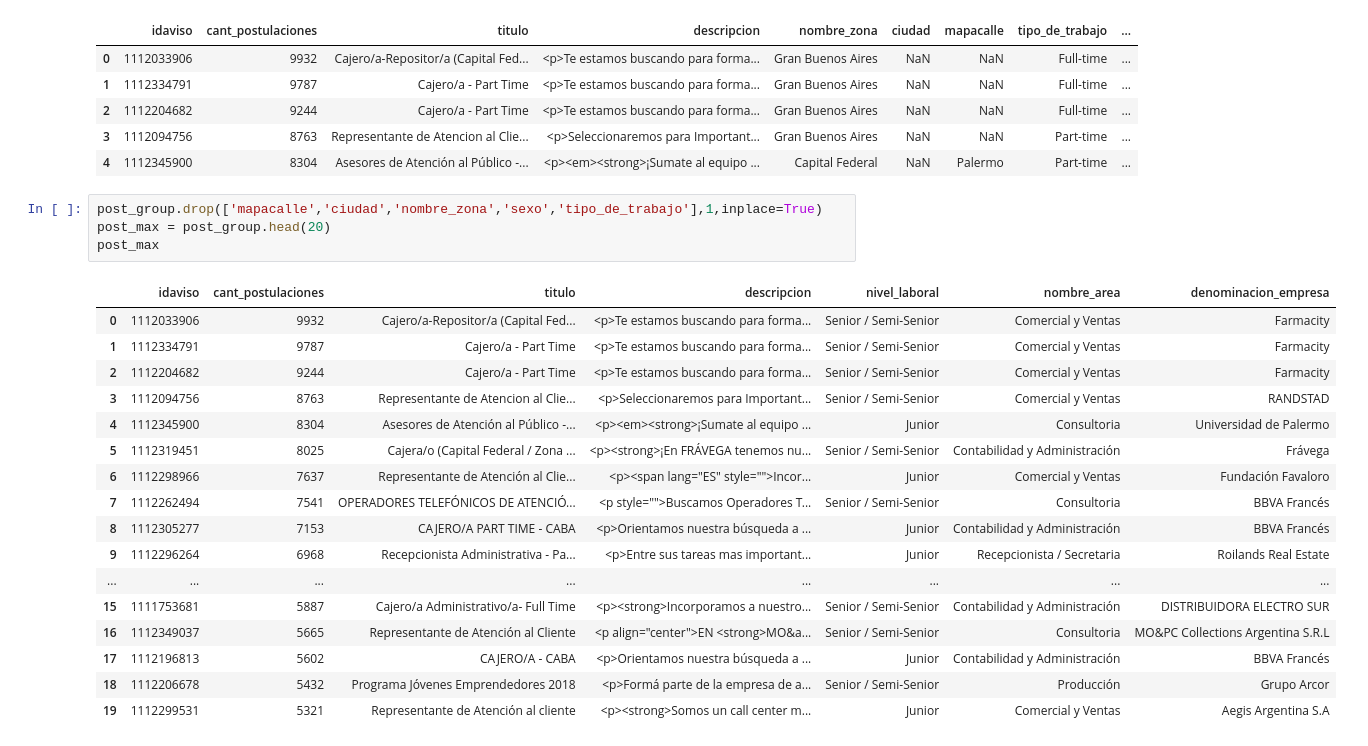
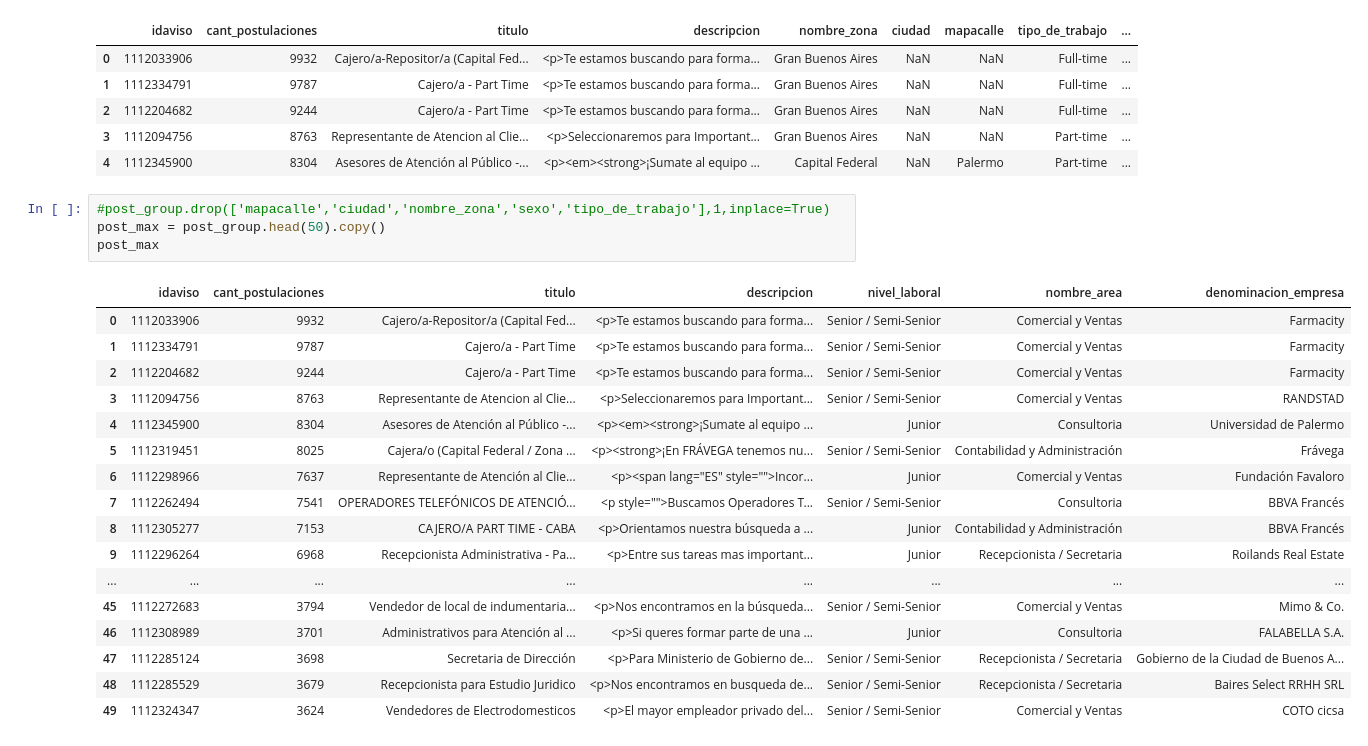
Before and after one commit to PRPablo/dataJobSearches, a Jupyter notebook: exploratoryAnalysis/tp_ariel.ipynb, the cells around one changed output. Saved outputs shown, nothing was run; the diff lists cells and outputs as text.

```diff
--- a/exploratoryAnalysis/tp_ariel.ipynb
+++ b/exploratoryAnalysis/tp_ariel.ipynb
@@ -362,24 +395,24 @@ post_group.head()
 | 3 | 1112094756 | 8763 | Representante de Atencion al Clie... | <p>Seleccionaremos para Important... | Gran Buenos Aires | NaN | NaN | Part-time | ... |
 | 4 | 1112345900 | 8304 | Asesores de Atención al Público -... | <p><em><strong>¡Sumate al equipo ... | Capital Federal | NaN | Palermo | Part-time | ... |
 # %%
-post_group.drop(['mapacalle','ciudad','nombre_zona','sexo','tipo_de_trabajo'],1,inplace=True)
-post_max = post_group.head(20)
+#post_group.drop(['mapacalle','ciudad','nombre_zona','sexo','tipo_de_trabajo'],1,inplace=True)
+post_max = post_group.head(50).copy()
 post_max
 # %% [output]
 |  | idaviso | cant_postulaciones | titulo | descripcion | nivel_laboral | nombre_area | denominacion_empresa |
 | 0 | 1112033906 | 9932 | Cajero/a-Repositor/a (Capital Fed... | <p>Te estamos buscando para forma... | Senior / Semi-Senior | Comercial y Ventas | Farmacity |
 | 1 | 1112334791 | 9787 | Cajero/a - Part Time | <p>Te estamos buscando para forma... | Senior / Semi-Senior | Comercial y Ventas | Farmacity |
 | 2 | 1112204682 | 9244 | Cajero/a - Part Time | <p>Te estamos buscando para forma... | Senior / Semi-Senior | Comercial y Ventas | Farmacity |
 | 3 | 1112094756 | 8763 | Representante de Atencion al Clie... | <p>Seleccionaremos para Important... | Senior / Semi-Senior | Comercial y Ventas | RANDSTAD |
 | 4 | 1112345900 | 8304 | Asesores de Atención al Público -... | <p><em><strong>¡Sumate al equipo ... | Junior | Consultoria | Universidad de Palermo |
 | 5 | 1112319451 | 8025 | Cajera/o (Capital Federal / Zona ... | <p><strong>¡En FRÁVEGA tenemos nu... | Senior / Semi-Senior | Contabilidad y Administración | Frávega |
 | 6 | 1112298966 | 7637 | Representante de Atención al Clie... | <p><span lang="ES" style="">Incor... | Junior | Comercial y Ventas | Fundación Favaloro |
 | 7 | 1112262494 | 7541 | OPERADORES TELEFÓNICOS DE ATENCIÓ... | <p style="">Buscamos Operadores T... | Senior / Semi-Senior | Consultoria | BBVA Francés |
 | 8 | 1112305277 | 7153 | CAJERO/A PART TIME - CABA | <p>Orientamos nuestra búsqueda a ... | Junior | Contabilidad y Administración | BBVA Francés |
 | 9 | 1112296264 | 6968 | Recepcionista Administrativa - Pa... | <p>Entre sus tareas mas important... | Junior | Recepcionista / Secretaria | Roilands Real Estate |
 | ... | ... | ... | ... | ... | ... | ... | ... |
-| 15 | 1111753681 | 5887 | Cajero/a Administrativo/a- Full Time | <p><strong>Incorporamos a nuestro... | Senior / Semi-Senior | Contabilidad y Administración | DISTRIBUIDORA ELECTRO SUR |
-| 16 | 1112349037 | 5665 | Representante de Atención al Cliente | <p align="center">EN <strong>MO&a... | Senior / Semi-Senior | Consultoria | MO&PC Collections Argentina S.R.L |
-| 17 | 1112196813 | 5602 | CAJERO/A - CABA | <p>Orientamos nuestra búsqueda a ... | Junior | Contabilidad y Administración | BBVA Francés |
-| 18 | 1112206678 | 5432 | Programa Jóvenes Emprendedores 2018 | <p>Formá parte de la empresa de a... | Senior / Semi-Senior | Producción | Grupo Arcor |
-| 19 | 1112299531 | 5321 | Representante de Atención al cliente | <p><strong>Somos un call center m... | Junior | Comercial y Ventas | Aegis Argentina S.A |
+| 45 | 1112272683 | 3794 | Vendedor de local de indumentaria... | <p>Nos encontramos en la búsqueda... | Senior / Semi-Senior | Comercial y Ventas | Mimo & Co. |
+| 46 | 1112308989 | 3701 | Administrativos para Atención al ... | <p>Si queres formar parte de una ... | Junior | Consultoria | FALABELLA S.A. |
+| 47 | 1112285124 | 3698 | Secretaria de Dirección | <p>Para Ministerio de Gobierno de... | Senior / Semi-Senior | Recepcionista / Secretaria | Gobierno de la Ciudad de Buenos A... |
+| 48 | 1112285529 | 3679 | Recepcionista para Estudio Juridico | <p>Nos encontramos en busqueda de... | Senior / Semi-Senior | Recepcionista / Secretaria | Baires Select RRHH SRL |
+| 49 | 1112324347 | 3624 | Vendedores de Electrodomesticos | <p>El mayor empleador privado del... | Senior / Semi-Senior | Comercial y Ventas | COTO cicsa |
```
Also changed, not shown: parts of 9 cells of this notebook.
